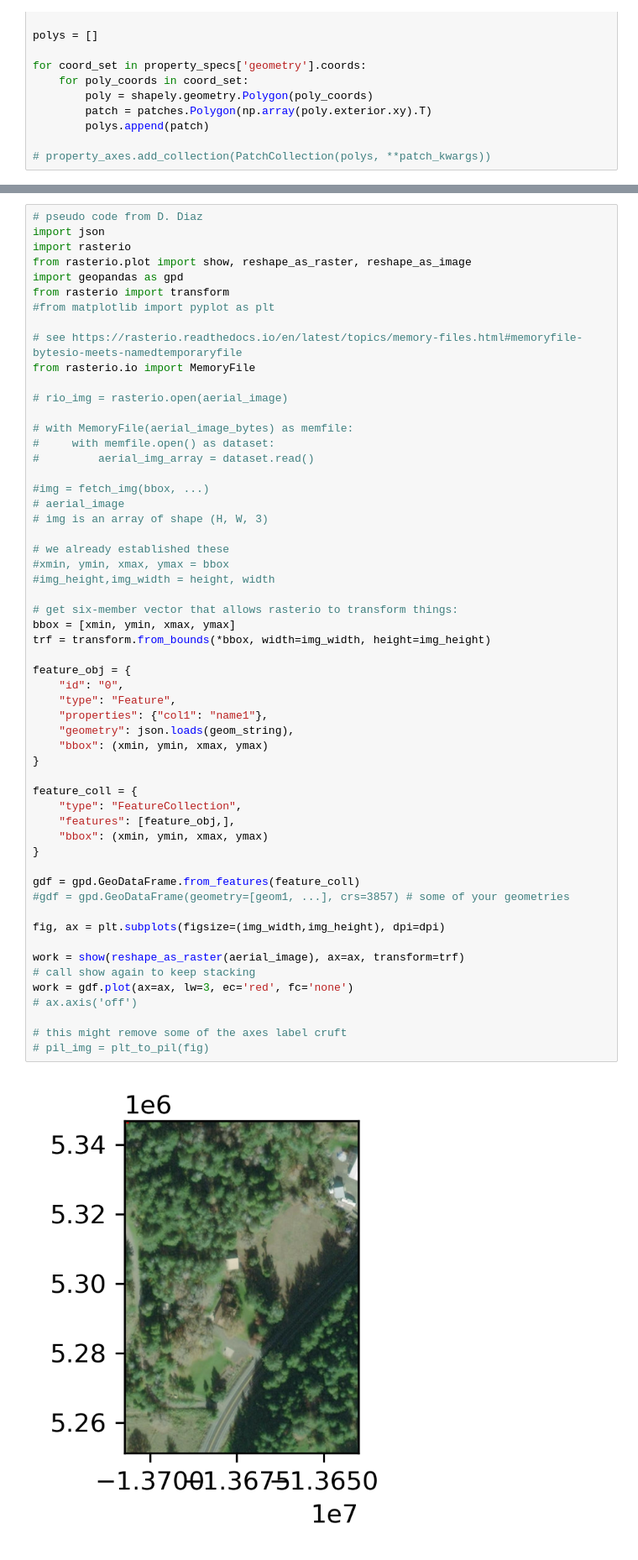
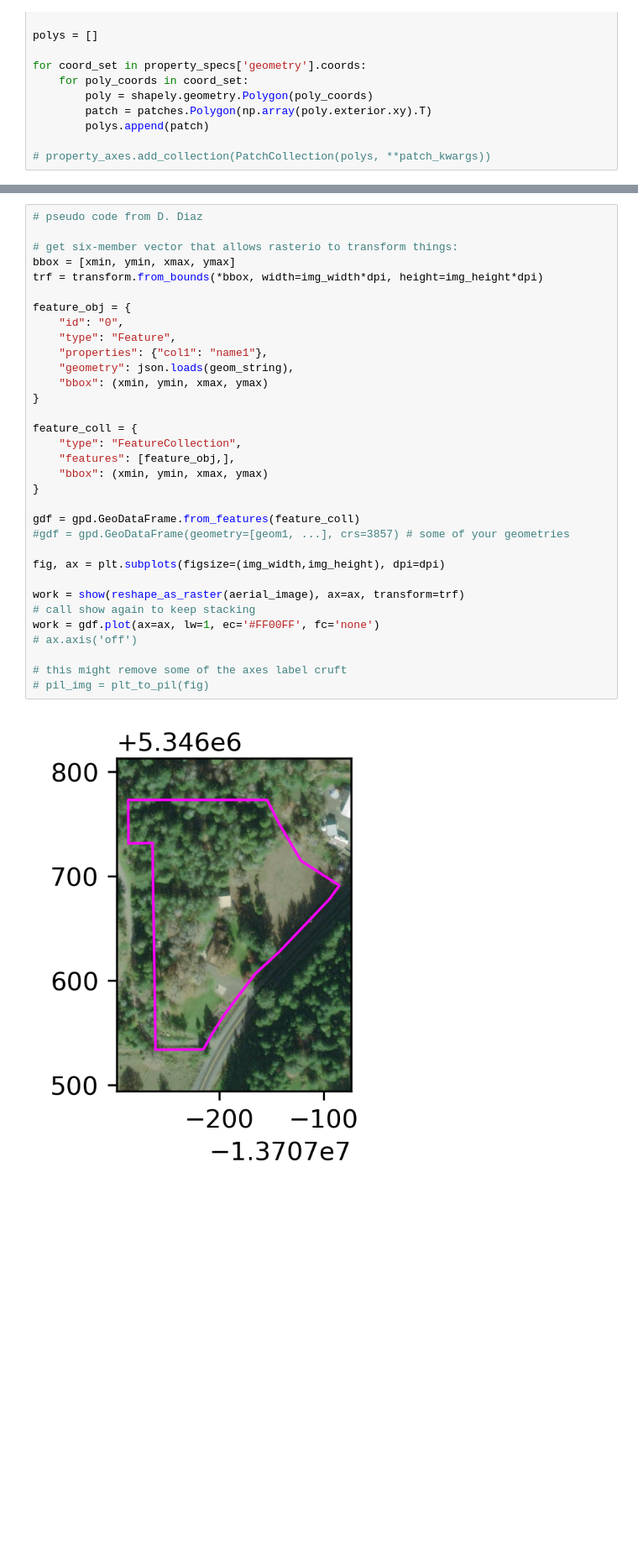
Before and after one commit to rhodges/ecotrust_jupyter, a Jupyter notebook: Drawing GIS/Draw Layered Map Tiles with MatPlotLib.ipynb, the cells around one changed output, grey strips where cells are left out. Shown at 84% size. Cells and saved outputs as stored; diff of their text form; blank space fills up the shorter version.

Commit message:
property plotted on aerial imagery

```diff
--- a/Drawing GIS/Draw Layered Map Tiles with MatPlotLib.ipynb
+++ b/Drawing GIS/Draw Layered Map Tiles with MatPlotLib.ipynb
@@ -171,59 +114,36 @@ property_axes.add_collection(PatchCollection(polys, **patch_kwargs))
 [figure]
 # %%
 # pseudo code from D. Diaz
-import json
-import rasterio
-from rasterio.plot import show, reshape_as_raster, reshape_as_image
-import geopandas as gpd
-from rasterio import transform
-#from matplotlib import pyplot as plt
-
-# see https://rasterio.readthedocs.io/en/latest/topics/memory-files.html#memoryfile-bytesio-meets-namedtemporaryfile
-from rasterio.io import MemoryFile
-
-# rio_img = rasterio.open(aerial_image)
-
-# with MemoryFile(aerial_image_bytes) as memfile:
-#     with memfile.open() as dataset:
-#         aerial_img_array = dataset.read()
-
-#img = fetch_img(bbox, ...)
-# aerial_image
-# img is an array of shape (H, W, 3)
-
-# we already established these
-#xmin, ymin, xmax, ymax = bbox
-#img_height,img_width = height, width
 
 # get six-member vector that allows rasterio to transform things:
 bbox = [xmin, ymin, xmax, ymax]
-trf = transform.from_bounds(*bbox, width=img_width, height=img_height)
+trf = transform.from_bounds(*bbox, width=img_width*dpi, height=img_height*dpi)
 
 feature_obj = {
     "id": "0",
     "type": "Feature",
     "properties": {"col1": "name1"},
     "geometry": json.loads(geom_string),
     "bbox": (xmin, ymin, xmax, ymax)
 }
 
 feature_coll = {
     "type": "FeatureCollection",
     "features": [feature_obj,],
     "bbox": (xmin, ymin, xmax, ymax)
 }
 
 gdf = gpd.GeoDataFrame.from_features(feature_coll)
 #gdf = gpd.GeoDataFrame(geometry=[geom1, ...], crs=3857) # some of your geometries
 
 fig, ax = plt.subplots(figsize=(img_width,img_height), dpi=dpi)
 
 work = show(reshape_as_raster(aerial_image), ax=ax, transform=trf)
 # call show again to keep stacking
-work = gdf.plot(ax=ax, lw=3, ec='red', fc='none')
+work = gdf.plot(ax=ax, lw=1, ec='#FF00FF', fc='none')
 # ax.axis('off')
 
 # this might remove some of the axes label cruft
 # pil_img = plt_to_pil(fig)
 # %% [output]
-[figure, old version]
+[figure, new version]
```
Also changed, not shown: parts of 4 cells of this notebook.
